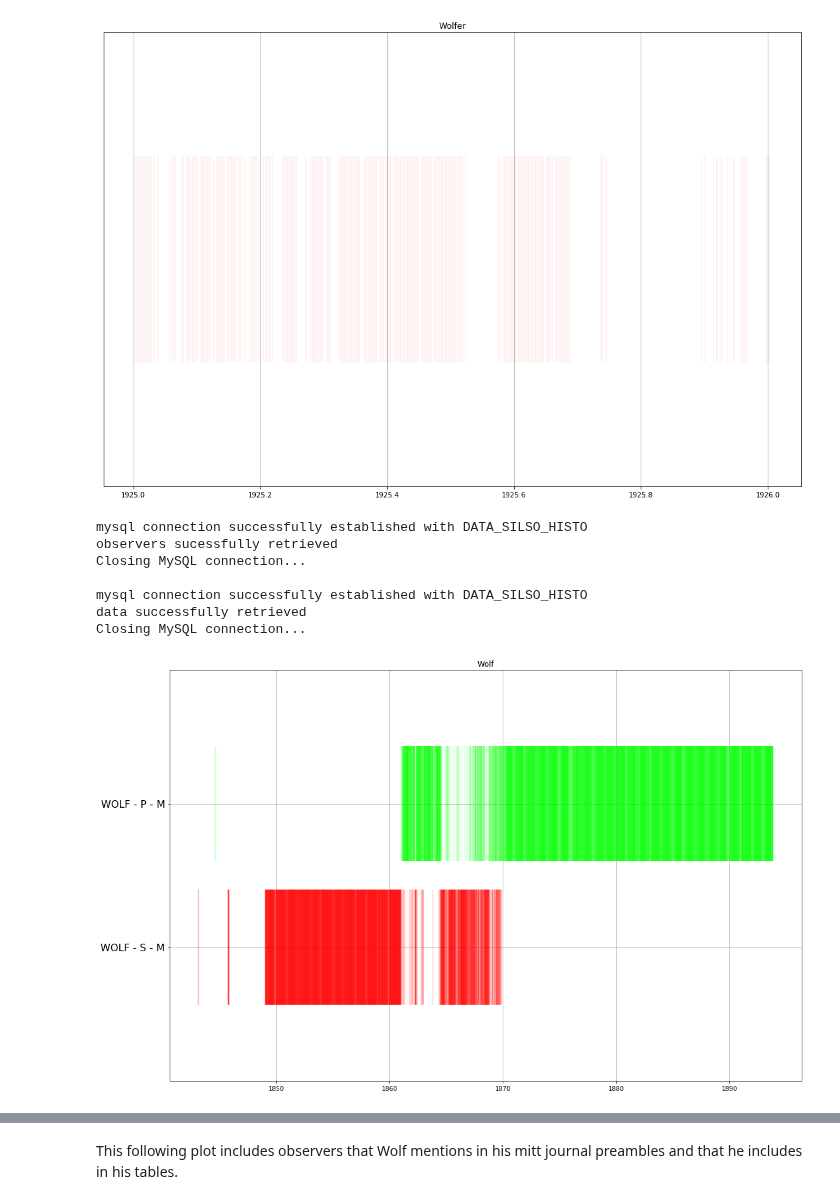
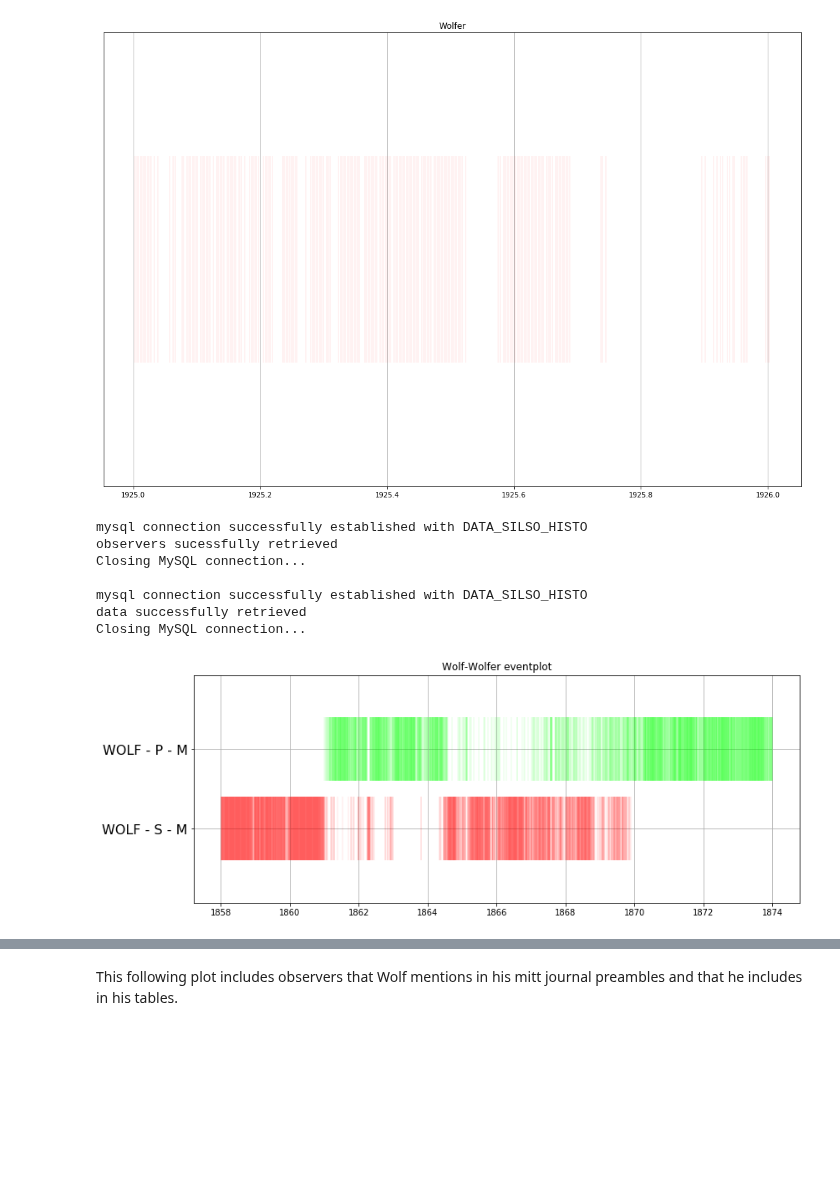
Before and after one commit to dcxSt/DATA_SILSO_HISTO_search, a Jupyter notebook: Wolf Wolfer Eventplots.ipynb, the cells around one changed output, grey strips where cells are left out. Drawn from its saved outputs; the diff is of its cells as text; code cells hidden in the pictures; blank space fills up the shorter version.

```diff
--- a/Wolf Wolfer Eventplots.ipynb
+++ b/Wolf Wolfer Eventplots.ipynb
@@ -36,15 +36,16 @@ data successfully retrieved
 Closing MySQL connection...
 [figure]
 # %%
-event_plot(observer_aliases=["WOLF - S - M","WOLF - P - M"],figsize=(18,12),gridlines=True,
-           interval=("1725-01-01","1926-01-01"),
-            fontsize=16,title="Wolf")
+event_plot(observer_aliases=["WOLF - S - M","WOLF - P - M"],figsize=(13,5),gridlines=True,
+           interval=("1858-01-01","1874-01-01"),
+            fontsize=16,title="Wolf-Wolfer eventplot",
+          the_database="DATA_SILSO_HISTO",save_as="figures/wolfSP_58_74.png")
 # %% [output]
 mysql connection successfully established with DATA_SILSO_HISTO
 observers sucessfully retrieved
 Closing MySQL connection...
 
 mysql connection successfully established with DATA_SILSO_HISTO
 data successfully retrieved
 Closing MySQL connection...
-[figure, old version]
+[figure, new version]
```
Also changed, not shown: parts of 1 cell of this notebook, 45 other files.
